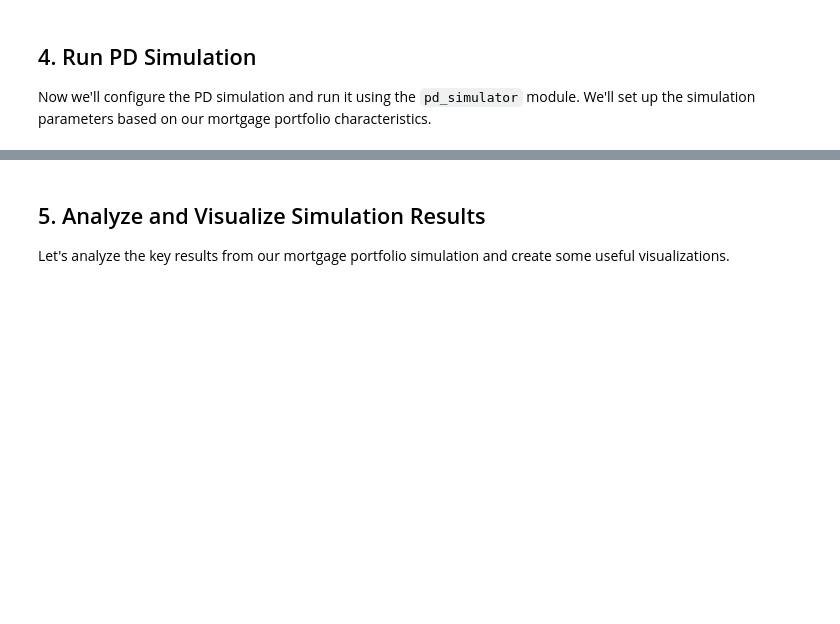
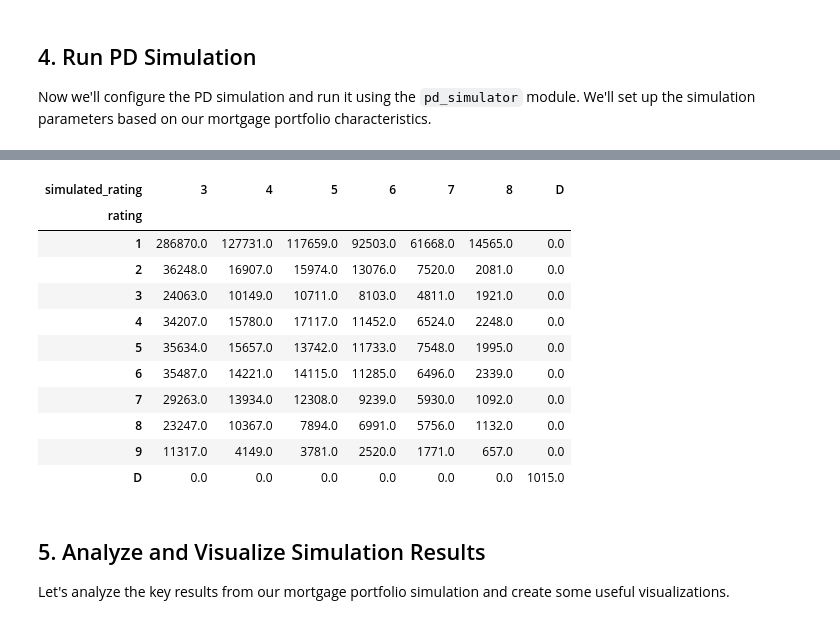
Before and after one commit to jacekkrawiec/IRBStudio, a Jupyter notebook: notebooks/pd_simulator_example.ipynb, the cells around one changed output, grey strips where cells are left out. Drawn from its saved outputs; the diff is of its cells as text; code cells hidden in the pictures; blank space fills up the shorter version.

```diff
--- a/notebooks/pd_simulator_example.ipynb
+++ b/notebooks/pd_simulator_example.ipynb
@@ -178,3 +178,18 @@ Sample of simulation results:
+# %%
+result_df.groupby('rating')['simulated_rating'].value_counts().unstack().fillna(0).round(2)
+# %% [output]
+| simulated_rating | 3 | 4 | 5 | 6 | 7 | 8 | D |
+| rating |  |  |  |  |  |  |  |
+| 1 | 286870.0 | 127731.0 | 117659.0 | 92503.0 | 61668.0 | 14565.0 | 0.0 |
+| 2 | 36248.0 | 16907.0 | 15974.0 | 13076.0 | 7520.0 | 2081.0 | 0.0 |
+| 3 | 24063.0 | 10149.0 | 10711.0 | 8103.0 | 4811.0 | 1921.0 | 0.0 |
+| 4 | 34207.0 | 15780.0 | 17117.0 | 11452.0 | 6524.0 | 2248.0 | 0.0 |
+| 5 | 35634.0 | 15657.0 | 13742.0 | 11733.0 | 7548.0 | 1995.0 | 0.0 |
+| 6 | 35487.0 | 14221.0 | 14115.0 | 11285.0 | 6496.0 | 2339.0 | 0.0 |
+| 7 | 29263.0 | 13934.0 | 12308.0 | 9239.0 | 5930.0 | 1092.0 | 0.0 |
+| 8 | 23247.0 | 10367.0 | 7894.0 | 6991.0 | 5756.0 | 1132.0 | 0.0 |
+| 9 | 11317.0 | 4149.0 | 3781.0 | 2520.0 | 1771.0 | 657.0 | 0.0 |
+| D | 0.0 | 0.0 | 0.0 | 0.0 | 0.0 | 0.0 | 1015.0 |
 # %% [markdown]
 ## 5. Analyze and Visualize Simulation Results
 
```
Also changed, not shown: parts of 16 cells of this notebook, 4 other files.
